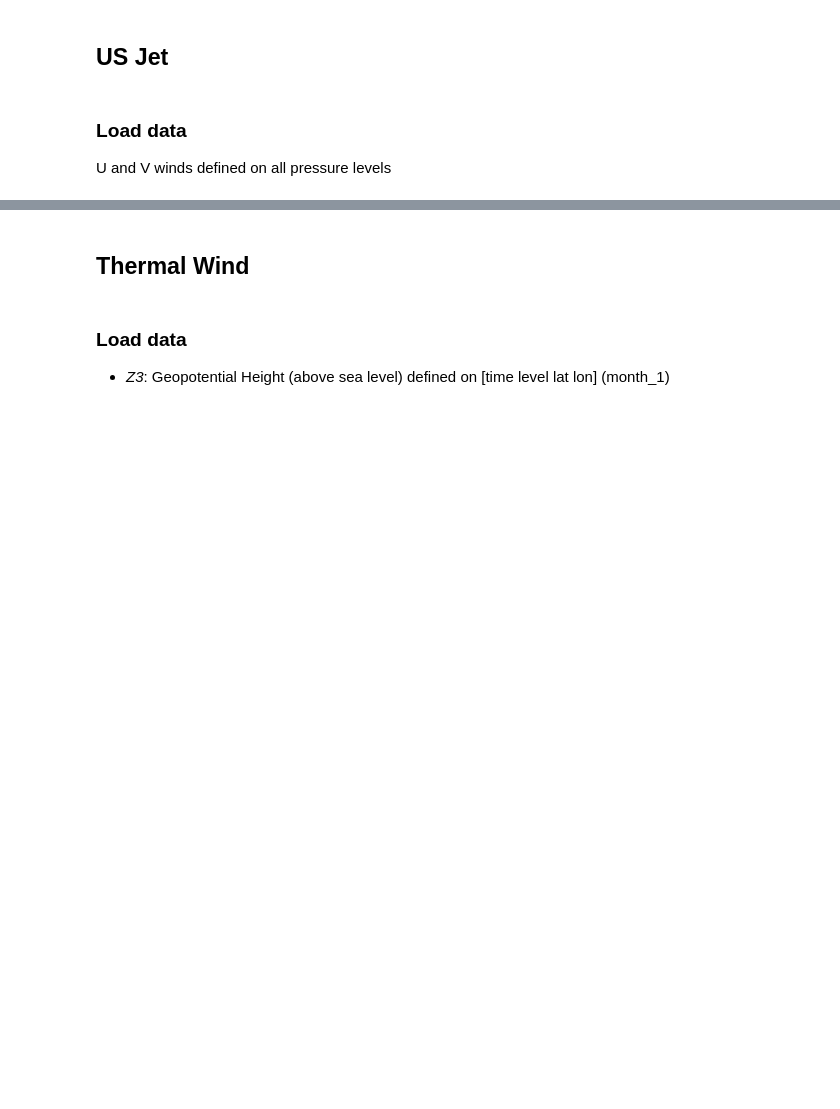
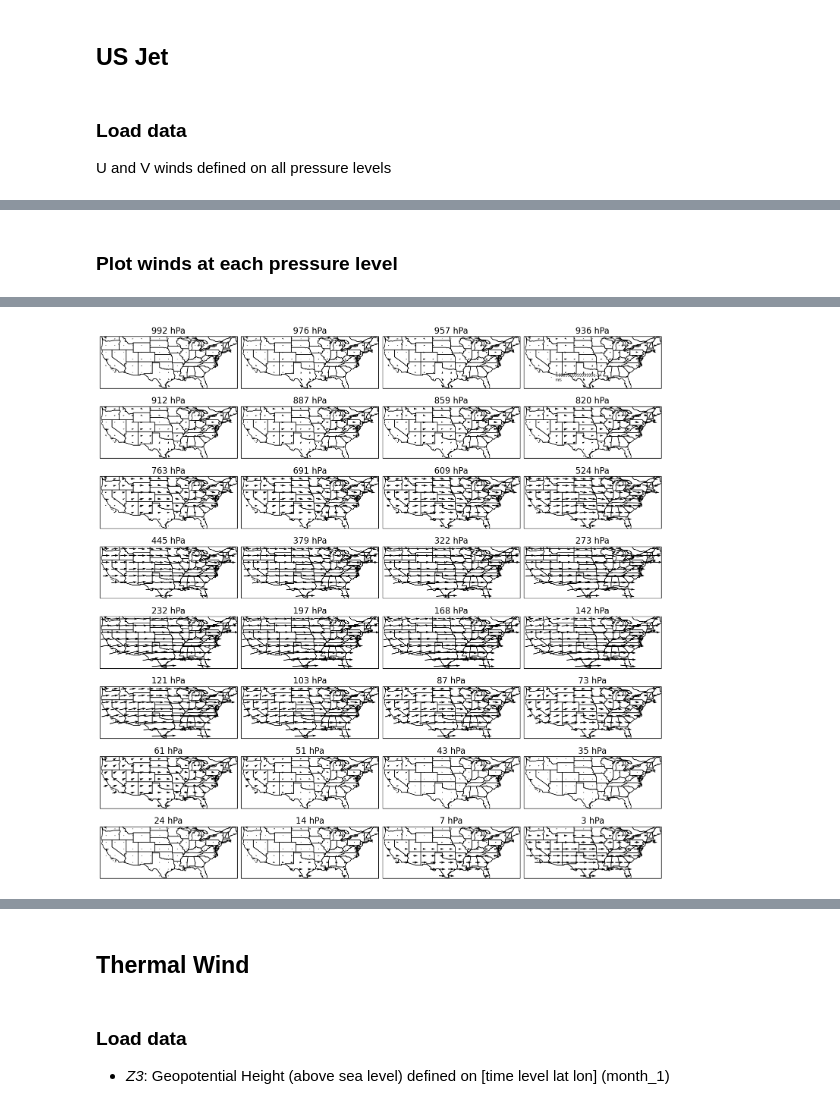
Before and after one commit to ivalencius/winds-of-change, a Jupyter notebook: CESMLENS2.ipynb, the cells around one changed output, grey strips where cells are left out. Cells and saved outputs as stored; diff of their text form; code cells hidden in the pictures; blank space fills up the shorter version.

Commit message:
CONUS high level jet - annual

```diff
--- a/CESMLENS2.ipynb
+++ b/CESMLENS2.ipynb
@@ -30,6 +30,11 @@ import scipy
 %matplotlib inline
 plt.style.use(["nature", "notebook"])
 
+import matplotlib.animation as animation
+from IPython.display import HTML
+import matplotlib
+matplotlib.rcParams['animation.embed_limit'] = 3**128
+
 xr.set_options(keep_attrs=True)
 %load_ext rich
 from rich import print  # pretty printing
@@ -39,7 +44,7 @@ import warnings  # deal with warnings
 # To access collection
 import dask
 import intake
-from ncar_jobqueue import NCARCluster
+# from ncar_jobqueue import NCARCluster
 from dask_jobqueue import PBSCluster
 from dask.distributed import Client
 
@@ -962,0 +1018,52 @@ winds = cmip6_uv.assign(W = lambda x: np.sqrt(x.U**2 + x.V**2))
+# %%
+cmip6_raw = xr.load_dataset('data/uv_cmip6_mon1.nc')
+smbb_raw = xr.load_dataset('data/uv_smbb_mon1.nc')
+forcings = dict(
+    cmip6=cmip6_raw,
+    smbb=smbb_raw
+)
+# %% [markdown]
+### Plot winds at each pressure level
+# %%
+data = forcings['cmip6'].isel(time=100, realization=0).coarsen(lat=3, lon=3, boundary='trim').mean()
+fg = data.plot.quiver(
+    x='lon',
+    y='lat',
+    u='U',
+    v='V',
+    scale=300,
+    col='lev',
+    col_wrap=4,
+    subplot_kws=dict(projection=ccrs.PlateCarree()),
+    figsize=(15, 15),
+    # cbar_kwargs=dict(
+    #     orientation='horizontal',
+    #     pad=0.01, aspect=30, shrink=0.6, ticks=[0, 10, 20 ,30]
+    # )
+
+)
+for i, ax in enumerate(fg.axs.flat):
+    # Add label
+    # ax.text(-0.05, 1.05, f'({string.ascii_lowercase[i]})', transform=ax.transAxes, size=8)
+    # Map options
+    ax.add_feature(cfeature.STATES)
+    ax.add_feature(cfeature.BORDERS)
+    press = int(fg.name_dicts.flat[i]['lev'])
+    ax.set_title(f'{press} hPa')
+    # gl = ax.gridlines(
+    #     crs=ccrs.PlateCarree(), draw_labels=True, which='both',
+    #     linewidth=1, color='k', alpha=1, linestyle='--'
+    # )
+    # gl.right_labels = None
+    # gl.top_labels = None
+    # gl.xlines = None
+    # gl.ylines = None
+    # lon_formatter = LongitudeFormatter(zero_direction_label=True)
+    # lat_formatter = LatitudeFormatter()
+    # ax.xaxis.set_major_formatter(lon_formatter)
+    # ax.yaxis.set_major_formatter(lat_formatter)
+    # # Increase the ticksize
+    # gl.xlabel_style = {'size': 8, 'color': 'k', 'rotation':30, 'ha':'right'}
+    # gl.ylabel_style = {'size': 8, 'color': 'k', 'weight': 'normal'}
+plt.show()
+# %% [output]
@@ -962,0 +1071 @@ winds = cmip6_uv.assign(W = lambda x: np.sqrt(x.U**2 + x.V**2))
+[figure, added]
```
Also changed, not shown: parts of 10 cells of this notebook, 1 other file.
